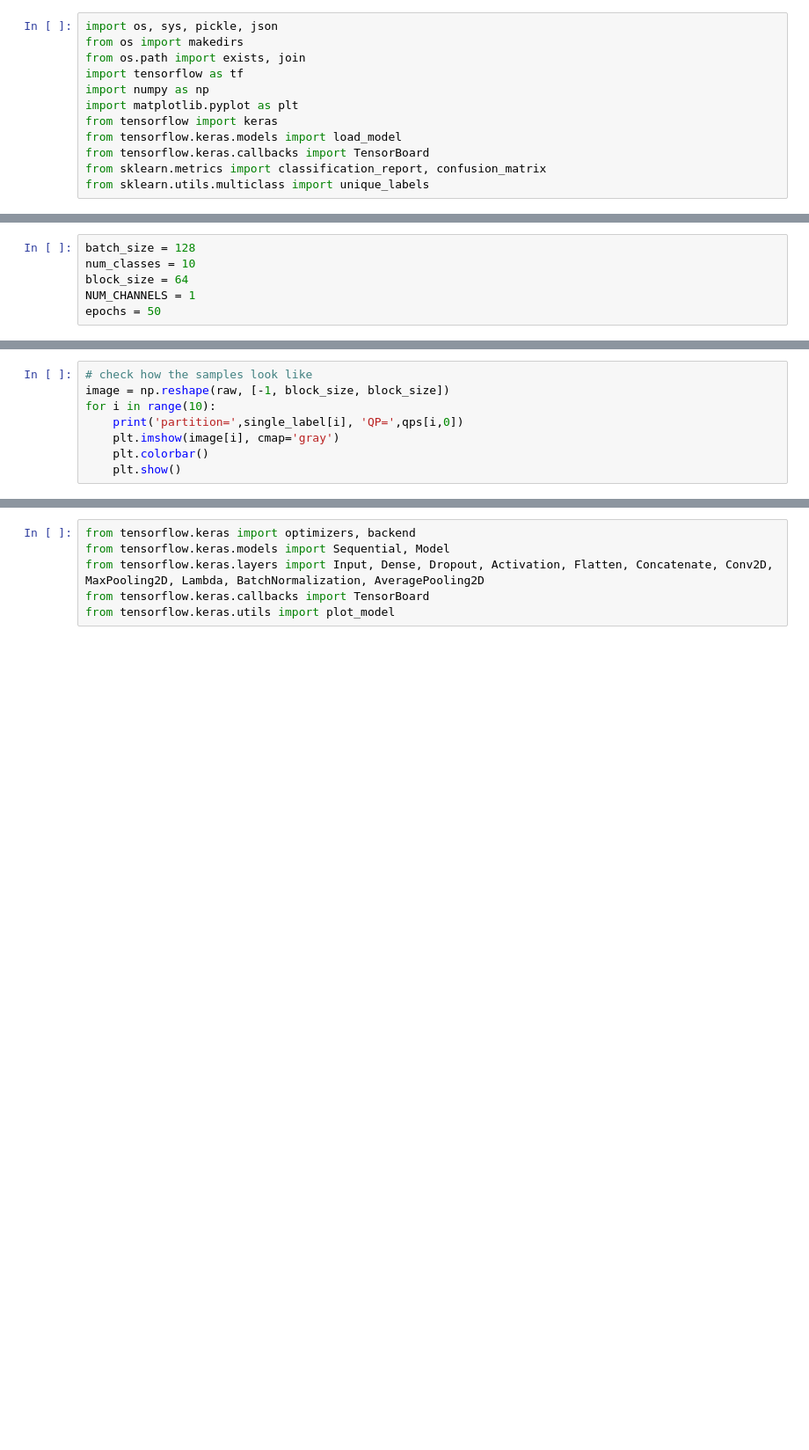
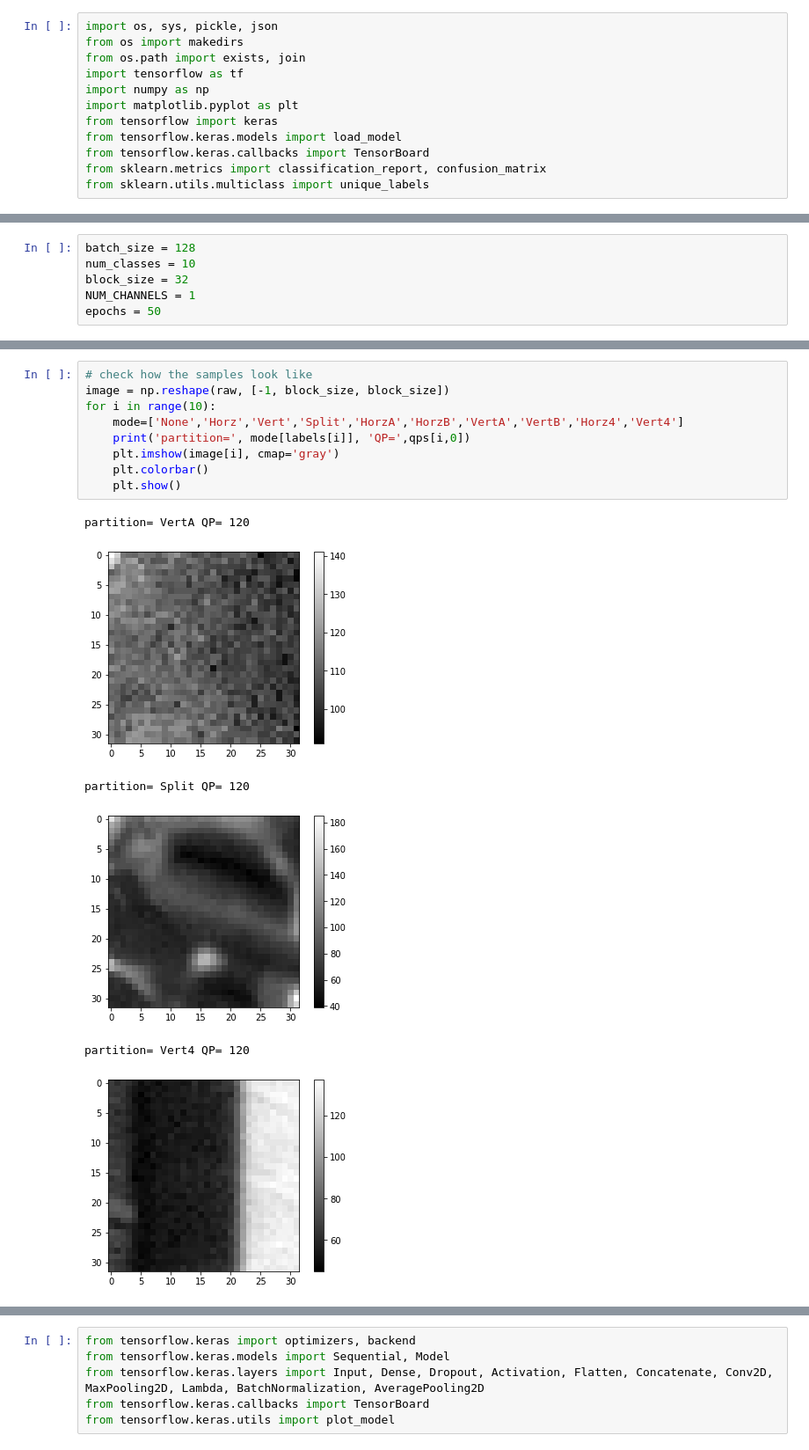
Before and after one commit to epadam/CNN_AV1, a Jupyter notebook: training/training.ipynb, the cells around one changed output, grey strips where cells are left out. Shown: that part at 88% size. Cells and saved outputs as stored; diff of their text form; blank space fills up the shorter version.

```diff
--- a/training/training.ipynb
+++ b/training/training.ipynb
@@ -32,7 +33,7 @@ os.listdir()
 # %%
 batch_size = 128
 num_classes = 10
-block_size = 64
+block_size = 32
 NUM_CHANNELS = 1
 epochs = 50
 # %%
@@ -84,8 +86,16 @@ with open(qp_file, 'r') as f_qp:
 # %%
 # check how the samples look like
 image = np.reshape(raw, [-1, block_size, block_size])
 for i in range(10):
-	print('partition=',single_label[i], 'QP=',qps[i,0])
+	mode=['None','Horz','Vert','Split','HorzA','HorzB','VertA','VertB','Horz4','Vert4']
+	print('partition=', mode[labels[i]], 'QP=',qps[i,0])
 	plt.imshow(image[i], cmap='gray')
 	plt.colorbar()
 	plt.show()
+# %% [output]
+partition= VertA QP= 120
+[figure, added]
+partition= Split QP= 120
+[figure, added]
+partition= Vert4 QP= 120
+[figure, added]
```
Also changed, not shown: parts of 8 cells of this notebook.
